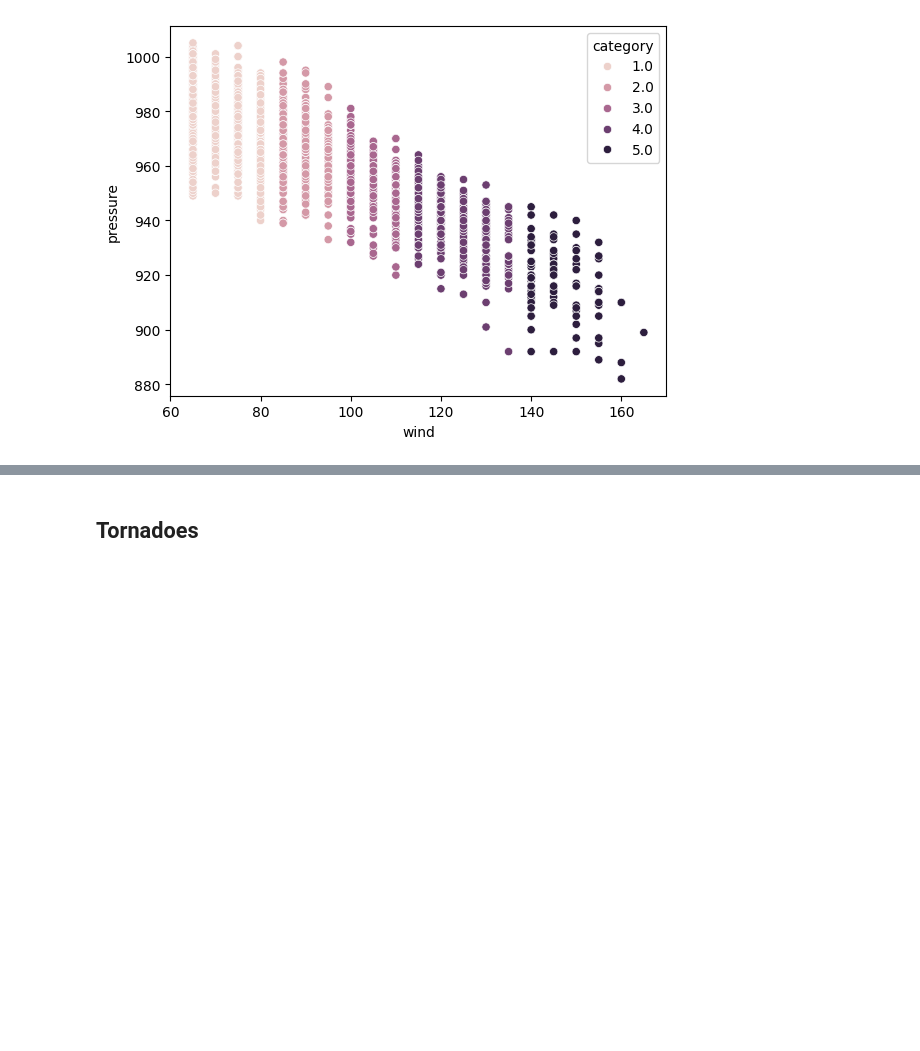
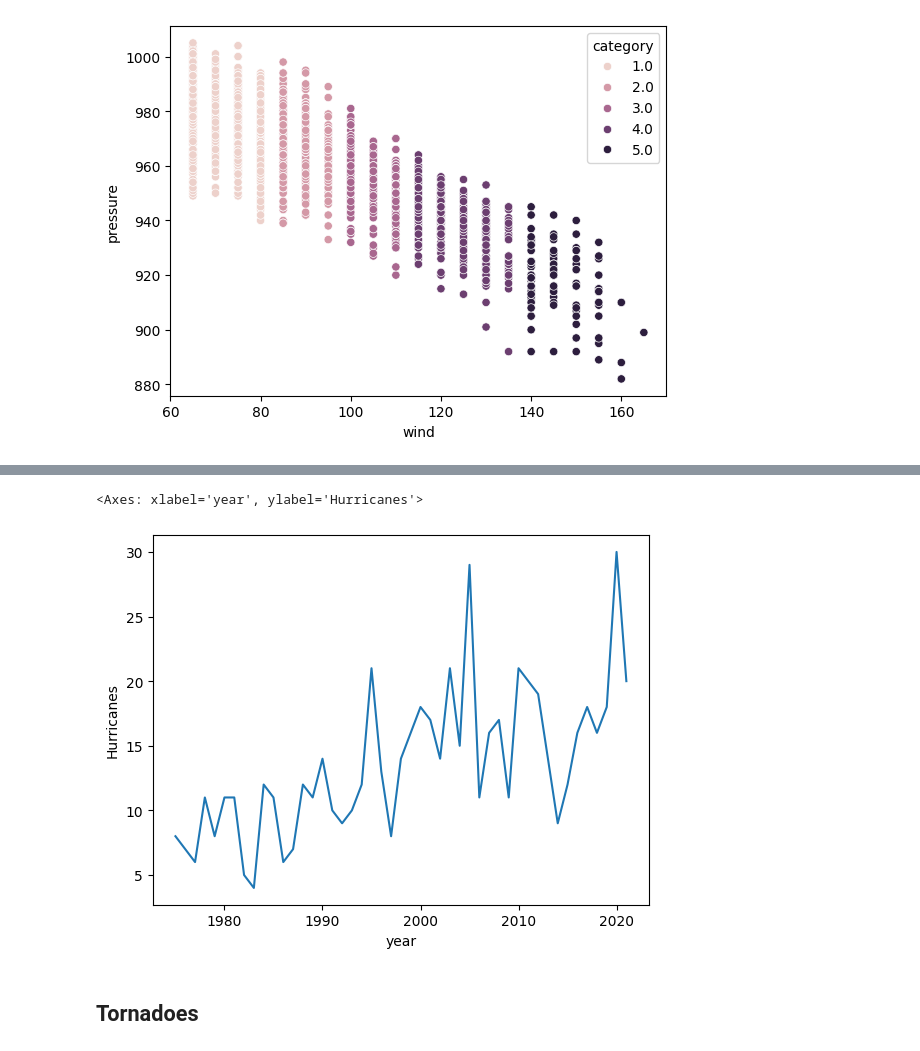
Before and after one commit to beaumartin25/cs5830_final_project, a Jupyter notebook: final_project.ipynb, the cells around one changed output, grey strips where cells are left out. Cells and saved outputs as stored; diff of their text form; code cells hidden in the pictures; blank space fills up the shorter version.

```diff
--- a/final_project.ipynb
+++ b/final_project.ipynb
@@ -225,3 +253,9 @@ display(hurricane_scatter_category) # This doesn't take into account the NA's
+# %%
+Hurricane_timeseries = sns.lineplot(data=hurricane_counts, x='year', y='Hurricanes')
+display(Hurricane_timeseries)
+# %% [output]
+<Axes: xlabel='year', ylabel='Hurricanes'>
+[figure, added]
 # %% [markdown]
 ## Tornadoes
 # %%
```
Also changed, not shown: parts of 15 cells of this notebook.
